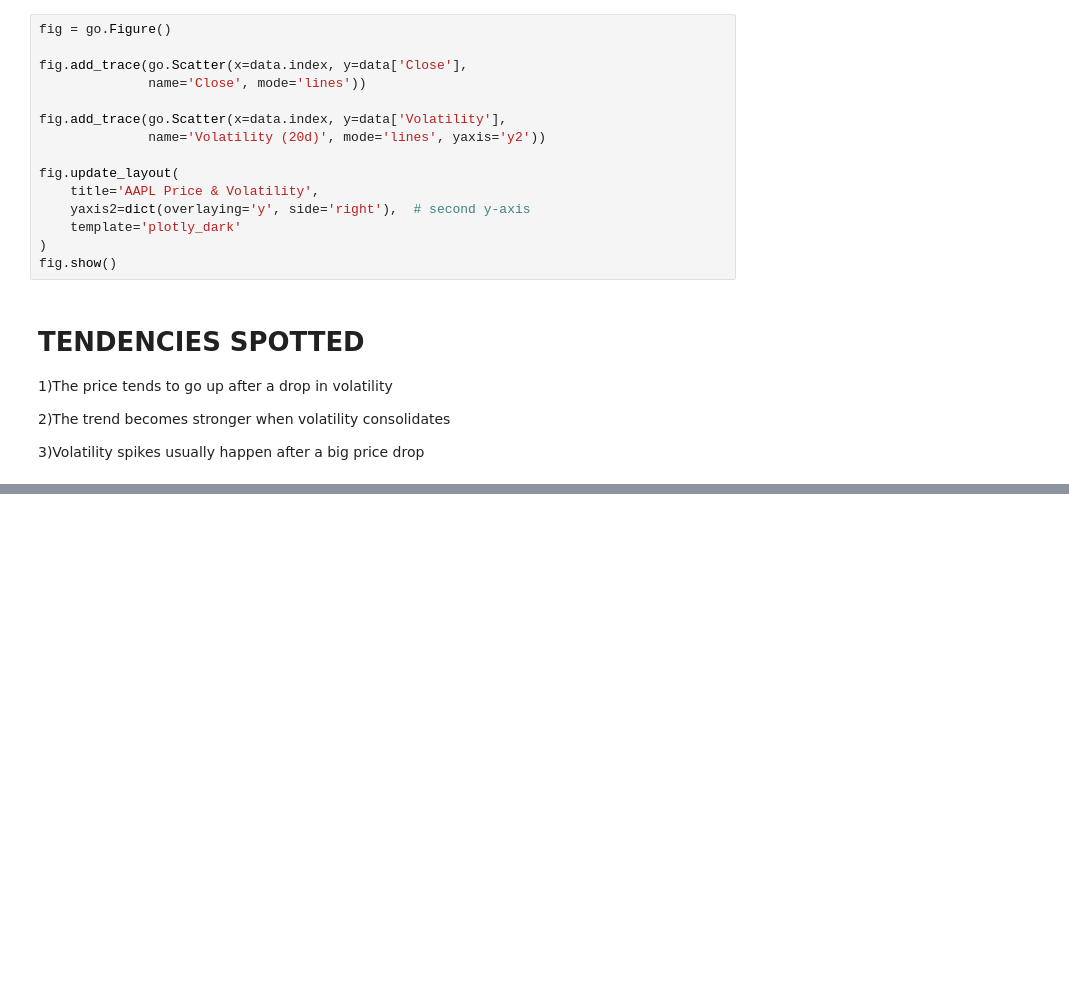
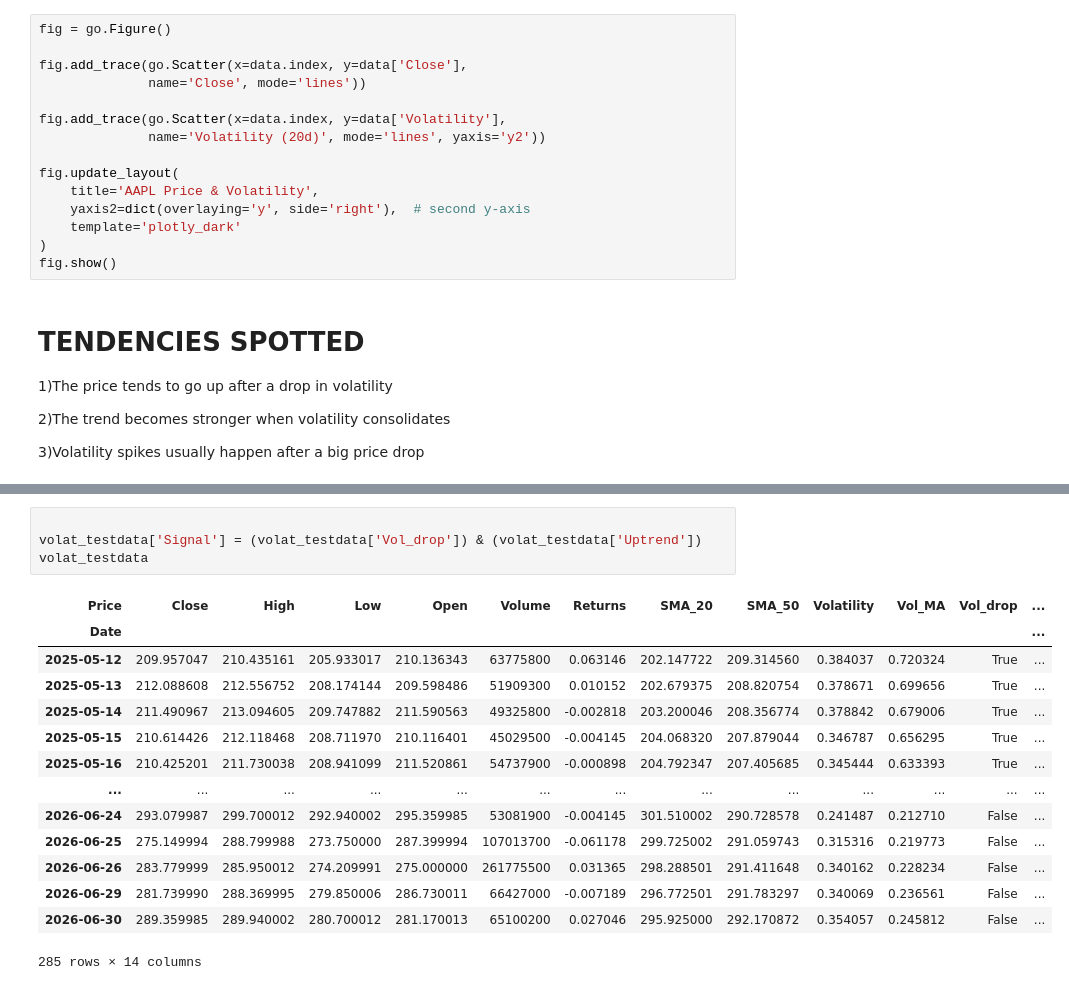
Before and after one commit to ivan-cl0udz/quant_work, a Jupyter notebook: week1.ipynb, the cells around one changed output, grey strips where cells are left out. Cells and saved outputs as stored; diff of their text form; blank space fills up the shorter version.

```diff
--- a/week1.ipynb
+++ b/week1.ipynb
@@ -222,0 +240,19 @@ Name: Price after 5d, dtype: float64
+# %%
+
+volat_testdata['Signal'] = (volat_testdata['Vol_drop']) & (volat_testdata['Uptrend'])
+volat_testdata
+# %% [output]
+| Price | Close | High | Low | Open | Volume | Returns | SMA_20 | SMA_50 | Volatility | Vol_MA | Vol_drop | ... |
+| Date |  |  |  |  |  |  |  |  |  |  |  | ... |
+| 2025-05-12 | 209.957047 | 210.435161 | 205.933017 | 210.136343 | 63775800 | 0.063146 | 202.147722 | 209.314560 | 0.384037 | 0.720324 | True | ... |
+| 2025-05-13 | 212.088608 | 212.556752 | 208.174144 | 209.598486 | 51909300 | 0.010152 | 202.679375 | 208.820754 | 0.378671 | 0.699656 | True | ... |
+| 2025-05-14 | 211.490967 | 213.094605 | 209.747882 | 211.590563 | 49325800 | -0.002818 | 203.200046 | 208.356774 | 0.378842 | 0.679006 | True | ... |
+| 2025-05-15 | 210.614426 | 212.118468 | 208.711970 | 210.116401 | 45029500 | -0.004145 | 204.068320 | 207.879044 | 0.346787 | 0.656295 | True | ... |
+| 2025-05-16 | 210.425201 | 211.730038 | 208.941099 | 211.520861 | 54737900 | -0.000898 | 204.792347 | 207.405685 | 0.345444 | 0.633393 | True | ... |
+| ... | ... | ... | ... | ... | ... | ... | ... | ... | ... | ... | ... | ... |
+| 2026-06-24 | 293.079987 | 299.700012 | 292.940002 | 295.359985 | 53081900 | -0.004145 | 301.510002 | 290.728578 | 0.241487 | 0.212710 | False | ... |
+| 2026-06-25 | 275.149994 | 288.799988 | 273.750000 | 287.399994 | 107013700 | -0.061178 | 299.725002 | 291.059743 | 0.315316 | 0.219773 | False | ... |
+| 2026-06-26 | 283.779999 | 285.950012 | 274.209991 | 275.000000 | 261775500 | 0.031365 | 298.288501 | 291.411648 | 0.340162 | 0.228234 | False | ... |
+| 2026-06-29 | 281.739990 | 288.369995 | 279.850006 | 286.730011 | 66427000 | -0.007189 | 296.772501 | 291.783297 | 0.340069 | 0.236561 | False | ... |
+| 2026-06-30 | 289.359985 | 289.940002 | 280.700012 | 281.170013 | 65100200 | 0.027046 | 295.925000 | 292.170872 | 0.354057 | 0.245812 | False | ... |
+285 rows × 14 columns
```
Also changed, not shown: parts of 10 cells of this notebook.
